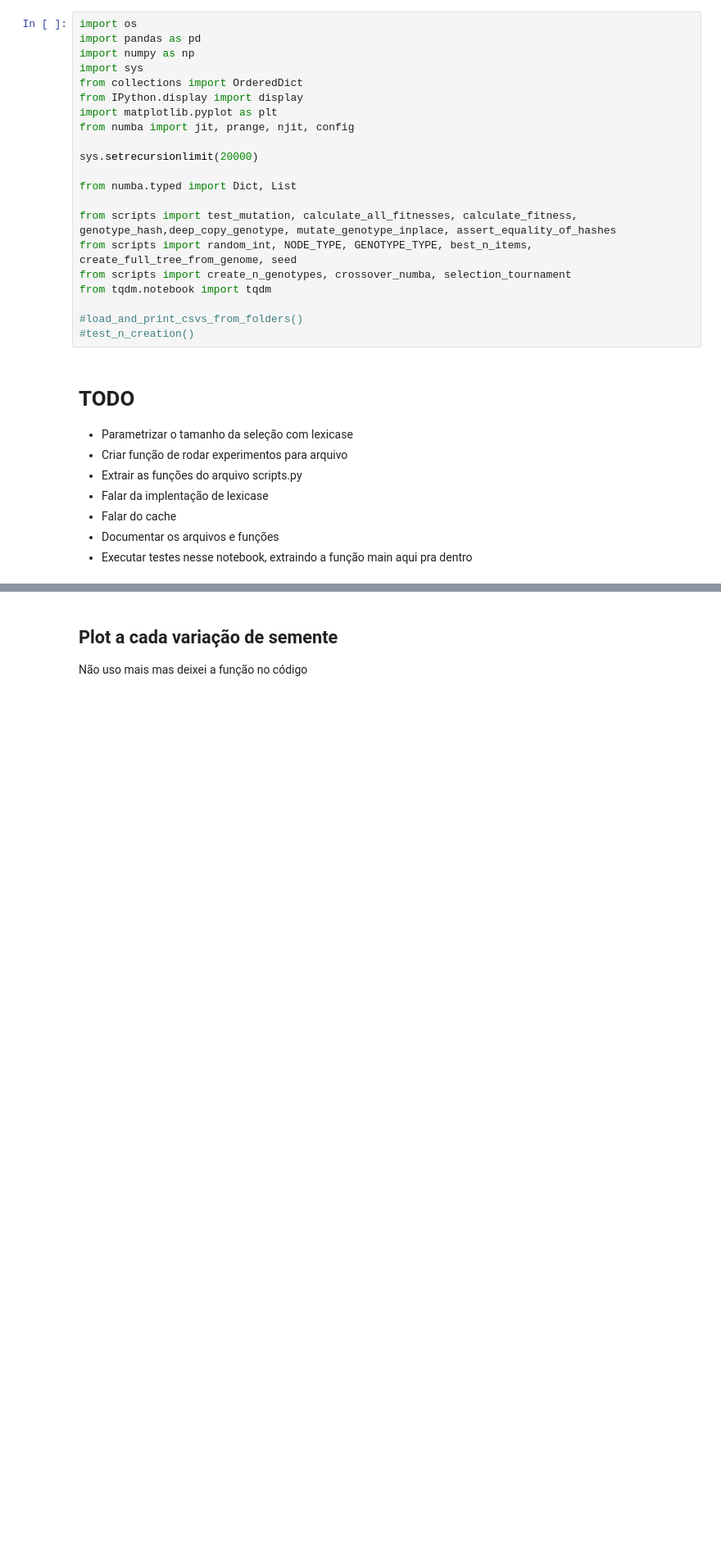
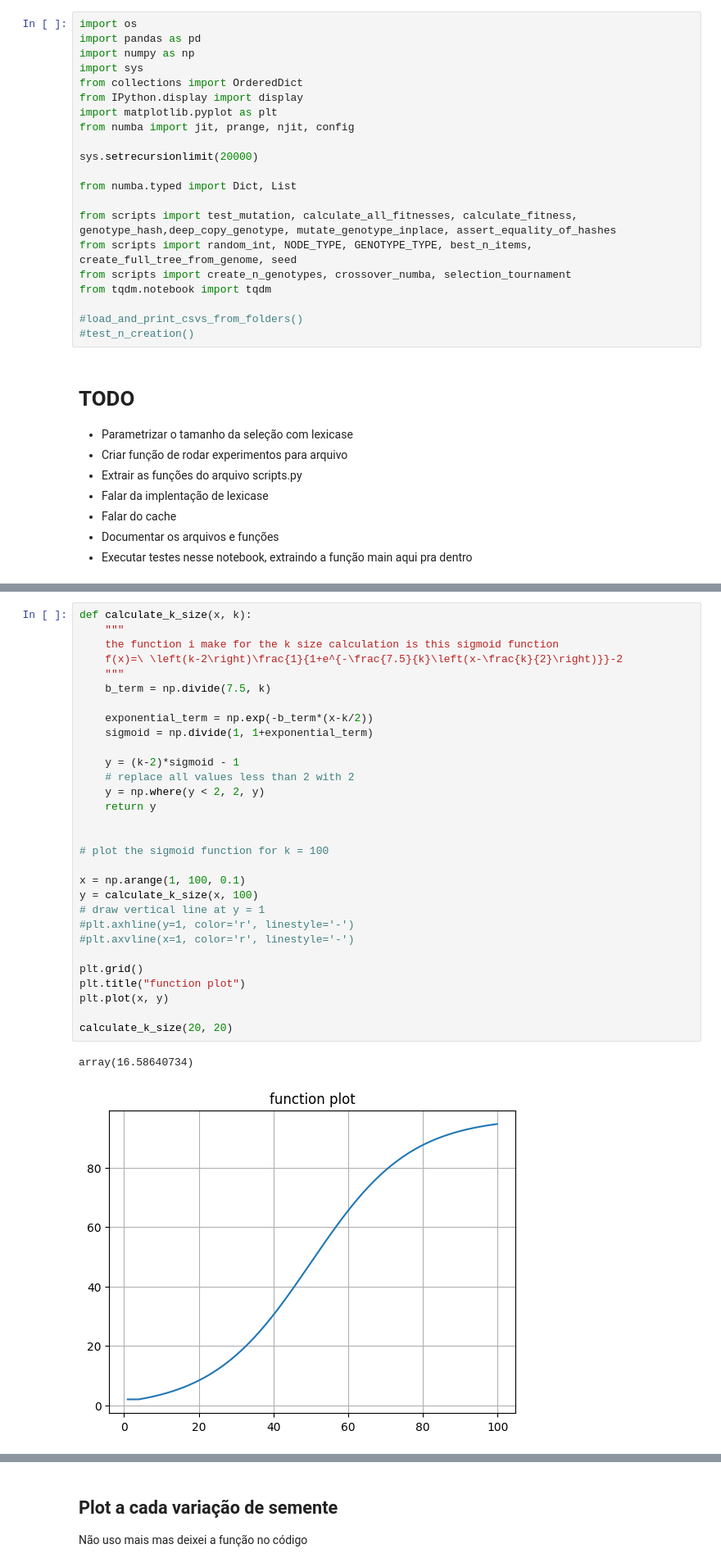
Before and after one commit to diogoneiss/Structured-Grammar-Evolution-in-Numba, a Jupyter notebook: tp1.ipynb, the cells around one changed output, grey strips where cells are left out. Shown at 82% size. Cells and saved outputs as stored; diff of their text form; blank space fills up the shorter version.

```diff
--- a/tp1.ipynb
+++ b/tp1.ipynb
@@ -506 +578,34 @@ for i, var in enumerate(stats_from_run):
+# %%
+def calculate_k_size(x, k):
+    """
+    the function i make for the k size calculation is this sigmoid function
+    f(x)=\ \left(k-2\right)\frac{1}{1+e^{-\frac{7.5}{k}\left(x-\frac{k}{2}\right)}}-2
+    """
+    b_term = np.divide(7.5, k)
+
+    exponential_term = np.exp(-b_term*(x-k/2))
+    sigmoid = np.divide(1, 1+exponential_term)
+
+    y = (k-2)*sigmoid - 1
+    # replace all values less than 2 with 2
+    y = np.where(y < 2, 2, y)
+    return y
+
+
+# plot the sigmoid function for k = 100
+
+x = np.arange(1, 100, 0.1)
+y = calculate_k_size(x, 100)
+# draw vertical line at y = 1
+#plt.axhline(y=1, color='r', linestyle='-')
+#plt.axvline(x=1, color='r', linestyle='-')
+
+plt.grid()
+plt.title("function plot")
+plt.plot(x, y)
+
+calculate_k_size(20, 20)
+# %% [output]
+array(16.58640734)
+[figure, added]
 # %%
```
Also changed, not shown: parts of 18 cells of this notebook, 4 other files.
